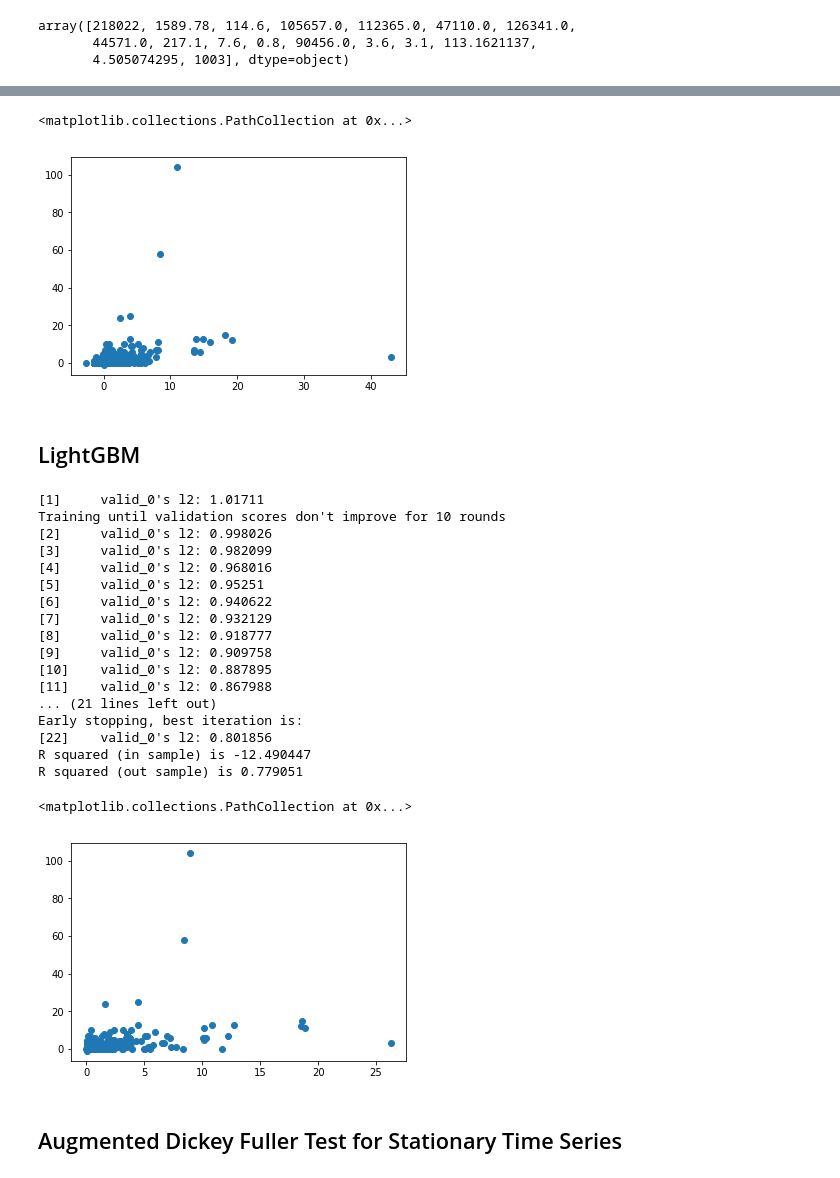
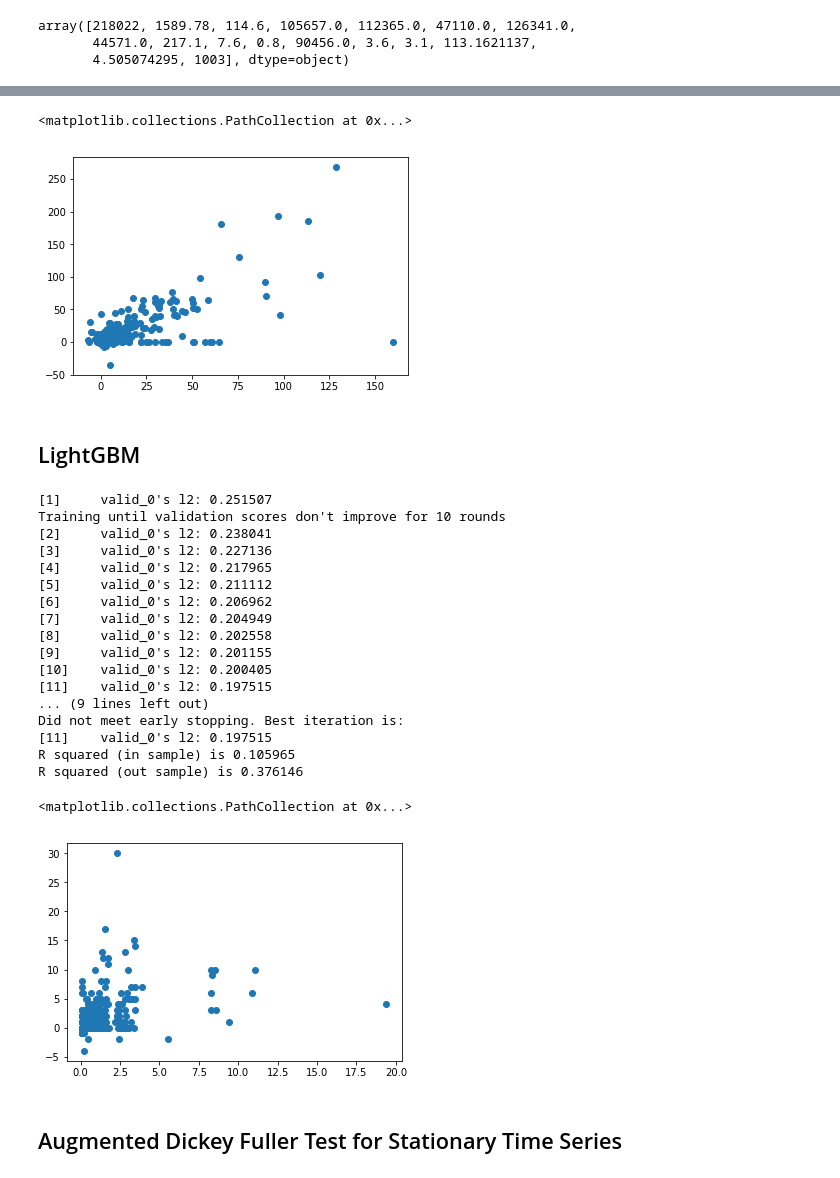
Before and after one commit to majesticfish/CS156B-Covid-Challenge, a Jupyter notebook: exploratory/Sean's Notebook/Get sum data.ipynb, the cells around one changed output, grey strips where cells are left out. Cells and saved outputs as stored; diff of their text form; code cells hidden in the pictures.

```diff
--- a/exploratory/Sean's Notebook/Get sum data.ipynb
+++ b/exploratory/Sean's Notebook/Get sum data.ipynb
@@ -258,6 +257,6 @@ def get_XY(features, delta_y, look_back_y, y_generator):
 # %%
 df_new = get_XY(features, 5, 5, delta_death_counter)
 X = df_new.iloc[:,2:-1]
-y = df_new['Y']
+y = df_new['target']
 y.shape
 # %% [output]
@@ -274,12 +273,11 @@ print(result.summary())
 
 
 def Rsquare(pred, actual):
-    yhat = pred
     ybar = np.sum(actual)/len(actual)          # or sum(y)/len(y)
-    ssreg = np.sum((yhat-ybar)**2)   # or sum([ (yihat - ybar)**2 for yihat in yhat])
-    sstot = np.sum((y_test - ybar)**2)    # or sum([ (yi - ybar)**2 for yi in y])
-    return ((sstot-ssreg)/sstot)
-print("R squared is %f" % (Rsquare(result.predict(X_test), y_test)))
+    ssreg = np.sum((pred-ybar)**2)   # or sum([ (yihat - ybar)**2 for yihat in yhat])
+    sstot = np.sum((actual - ybar)**2)    # or sum([ (yi - ybar)**2 for yi in y])
+    return ssreg/sstot
+print("R squared is %f" % (Rsquare(result.predict(X_train), y_train)))
 # %% [output]
                             OLS Regression Results
 ==============================================================================
@@ -301,43 +299,43 @@ R squared is 0.686933
 # %%
-plt.scatter(result.predict(X_test), y_test)
+plt.scatter(result.predict(X_train), y_train)
 # %% [output]
 <matplotlib.collections.PathCollection at 0x...>
-[figure, old version]
+[figure, new version]
 # %% [markdown]
 ## LightGBM
 # %%
 gbm = lgb.LGBMRegressor(num_leaves=50,
                         learning_rate=0.05,
-                        n_estimators=2000);
+                        n_estimators=20);
 gbm.fit(X_train, y_train,
         eval_set=[(X_test, y_test)],
         eval_metric='l2',
         early_stopping_rounds=10);
 pred_train = gbm.predict(X_train, num_iteration=gbm.best_iteration_)
 print("R squared (in sample) is %f" % Rsquare(pred_train, y_train))
 pred_test = gbm.predict(X_test, num_iteration=gbm.best_iteration_)
 print("R squared (out sample) is %f" % Rsquare(pred_test, y_test))
 plt.scatter(pred_test, y_test)
 # %% [output]
-[1]     valid_0's l2: 1.01711
+[1]     valid_0's l2: 0.251507
 Training until validation scores don't improve for 10 rounds
-[2]     valid_0's l2: 0.998026
-[3]     valid_0's l2: 0.982099
-[4]     valid_0's l2: 0.968016
-[5]     valid_0's l2: 0.95251
-[6]     valid_0's l2: 0.940622
-[7]     valid_0's l2: 0.932129
-[8]     valid_0's l2: 0.918777
-[9]     valid_0's l2: 0.909758
-[10]    valid_0's l2: 0.887895
-[11]    valid_0's l2: 0.867988
-... (21 lines left out)
-Early stopping, best iteration is:
-[22]    valid_0's l2: 0.801856
-R squared (in sample) is -12.490447
-R squared (out sample) is 0.779051
+[2]     valid_0's l2: 0.238041
+[3]     valid_0's l2: 0.227136
+[4]     valid_0's l2: 0.217965
+[5]     valid_0's l2: 0.211112
+[6]     valid_0's l2: 0.206962
+[7]     valid_0's l2: 0.204949
+[8]     valid_0's l2: 0.202558
+[9]     valid_0's l2: 0.201155
+[10]    valid_0's l2: 0.200405
+[11]    valid_0's l2: 0.197515
+... (9 lines left out)
+Did not meet early stopping. Best iteration is:
+[11]    valid_0's l2: 0.197515
+R squared (in sample) is 0.105965
+R squared (out sample) is 0.376146
 <matplotlib.collections.PathCollection at 0x...>
-[figure, old version]
+[figure, new version]
 # %% [markdown]
 ## Augmented Dickey Fuller Test for Stationary Time Series
 # %%
```
Also changed, not shown: parts of 6 cells of this notebook, 4 other files.
